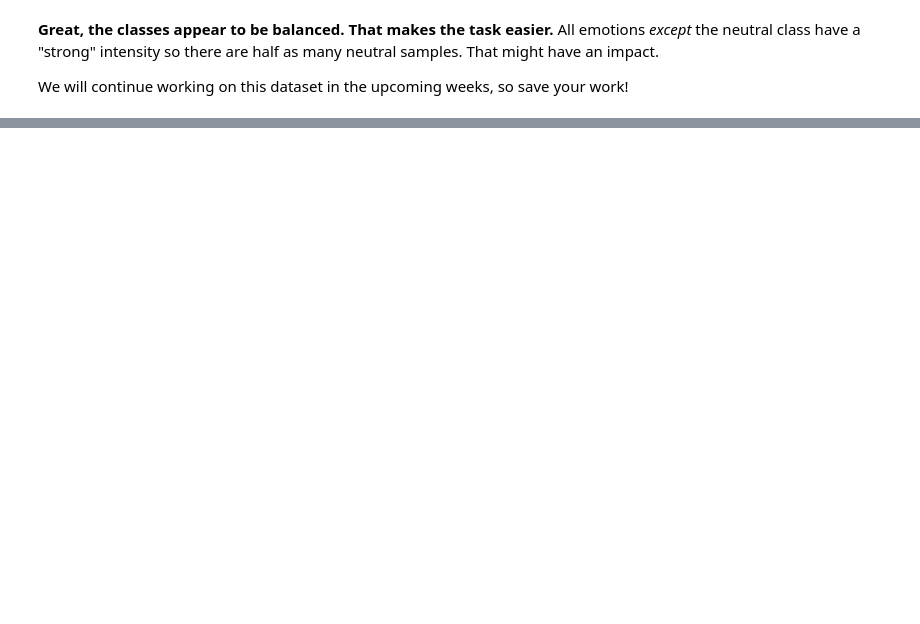
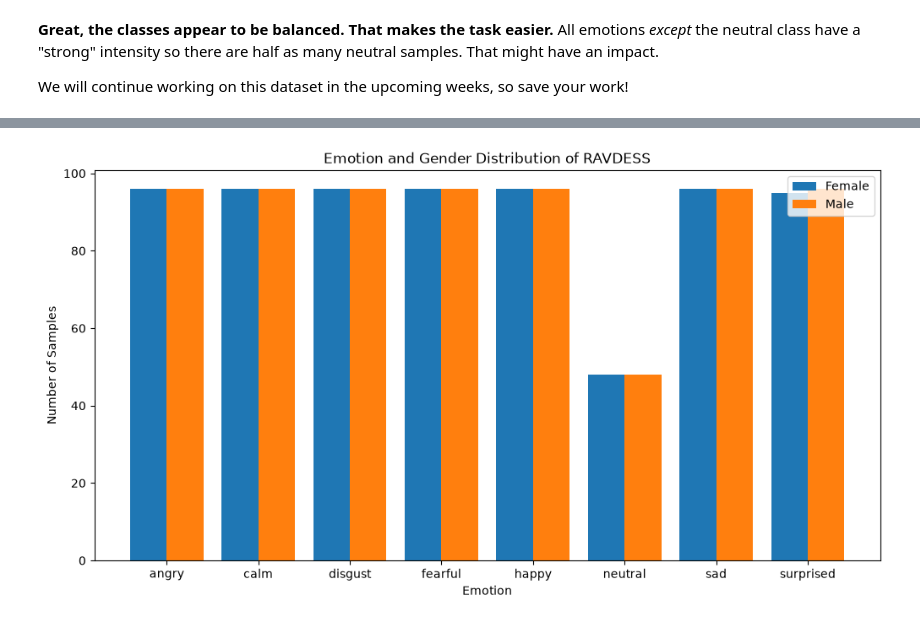
Before and after one commit to michelleuu/Week2-DataPreprocessing, a Jupyter notebook: Week 2.ipynb, the cells around one changed output, grey strips where cells are left out. Cells and saved outputs as stored; diff of their text form; code cells hidden in the pictures; blank space fills up the shorter version.

```diff
--- a/Week 2.ipynb
+++ b/Week 2.ipynb
@@ -706,0 +850,39 @@ We will continue working on this dataset in the upcoming weeks, so save your wor
+# %%
+# Plot emotion distribution for each gender
+
+# Get the unique emotions
+emotion_list = np.unique(emotions)
+
+# Count each emotion for the genders
+female_count = []
+male_count = []
+
+for emotion in emotion_list:
+    female_count.append(
+        sum((emotions == emotion) & (np.array(genders) == "Female"))
+    )
+    male_count.append(
+        sum((emotions == emotion) & (np.array(genders) == "Male"))
+    )
+
+# Position bars on the graph
+x = np.arange(len(emotion_list))
+width = 0.4
+
+# Create bars for female and male samples
+plt.figure(figsize=(12,6))
+plt.bar(x - width/2, female_count, width, label="Female")
+plt.bar(x + width/2, male_count, width, label="Male")
+
+# Add labels
+plt.xticks(x, emotion_list)
+plt.xlabel("Emotion")
+plt.ylabel("Number of Samples")
+plt.title("Emotion and Gender Distribution of RAVDESS")
+
+# Add legend for colour encoding
+plt.legend()
+
+plt.show()
+# %% [output]
+[figure, added]
```
Also changed, not shown: parts of 27 cells of this notebook.
